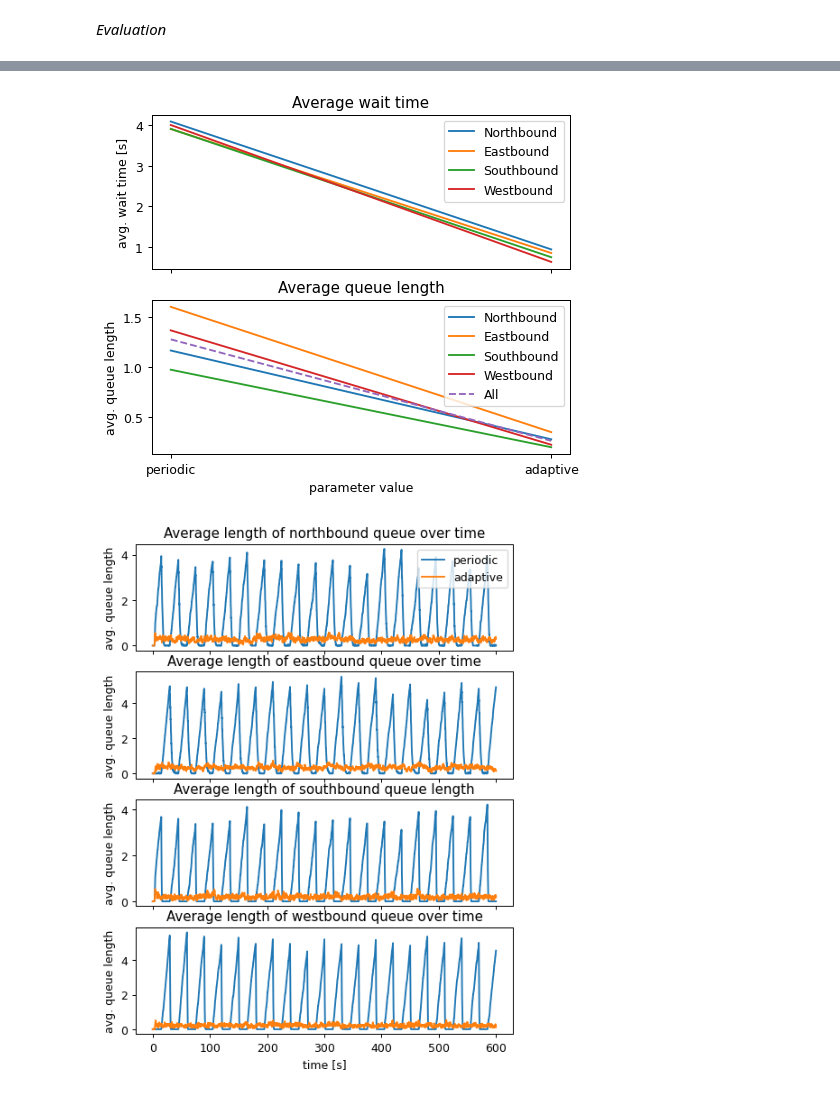
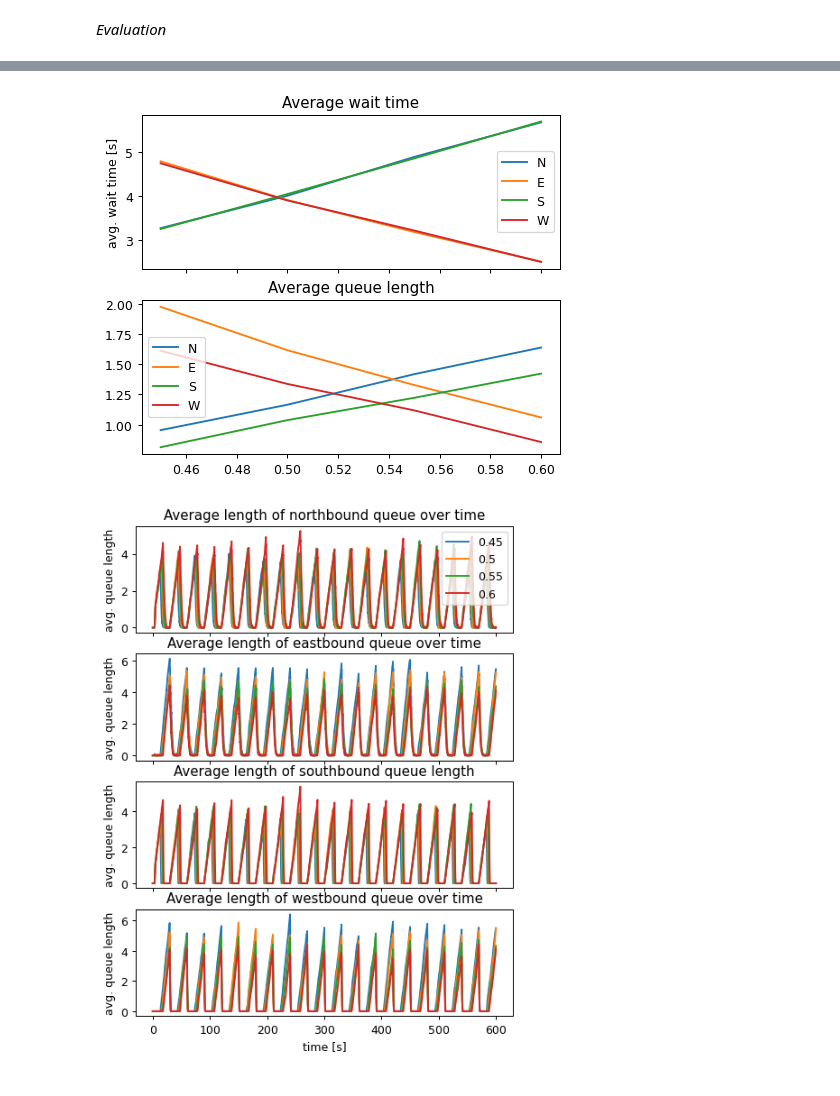
Before and after one commit to KingJohanna/vehicle-traffic-congestion-control, a Jupyter notebook: Evaluation_1x1.ipynb, the cells around one changed output, grey strips where cells are left out. Saved outputs shown, nothing was run; the diff lists cells and outputs as text; code cells hidden in the pictures.

```diff
--- a/Evaluation_1x1.ipynb
+++ b/Evaluation_1x1.ipynb
@@ -62,10 +95,10 @@ plt.savefig('figs/periodic_vs_adaptive_wait_time', bbox_inches='tight')
 # %%
-fig,axs = multi_eval.plot_averages(plt=plt, grid_ind=(0,0), fig_size=(6,10))
-plt.savefig('figs/periodic_vs_adaptive_averages', bbox_inches='tight')
+fig,axs = multi_eval.plot_queue_averages(plt=plt, grid_ind=(0,0), fig_size=(6,5))
+plt.savefig('figs/periodic_queue_avgs', bbox_inches='tight')
 # %% [output]
-[figure, old version]
+[figure, new version]
 # %%
-fig,axs = multi_eval.plot_avg_queue_lengths(plt=plt, grid_ind=(0,0), fig_size=(6,8))
-plt.savefig('figs/periodic_vs_adaptive_queue_length', bbox_inches='tight')
+fig,axs = multi_eval.plot_queue_lengths(plt=plt, grid_ind=(0,0), fig_size=(6,8))
+#plt.savefig('figs/periodic_vs_adaptive_queue_length', bbox_inches='tight')
 # %% [output]
-[figure, old version]
+[figure, new version]
```
Also changed, not shown: parts of 7 cells of this notebook, 6 other files.
